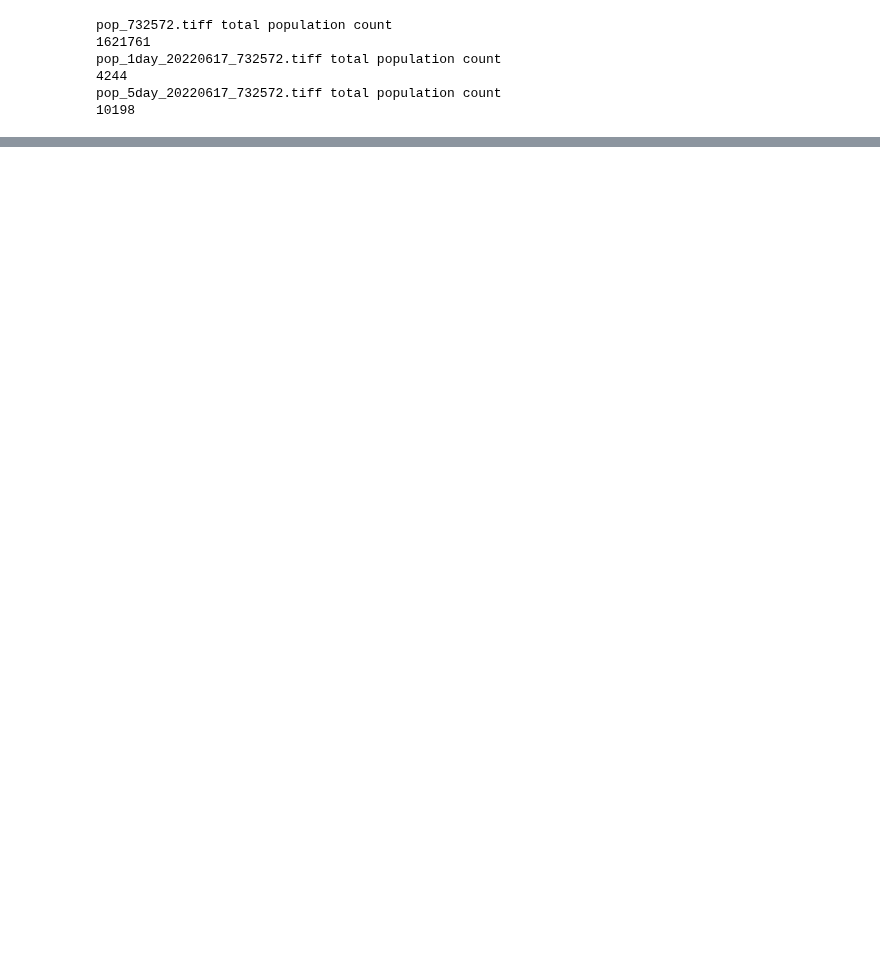
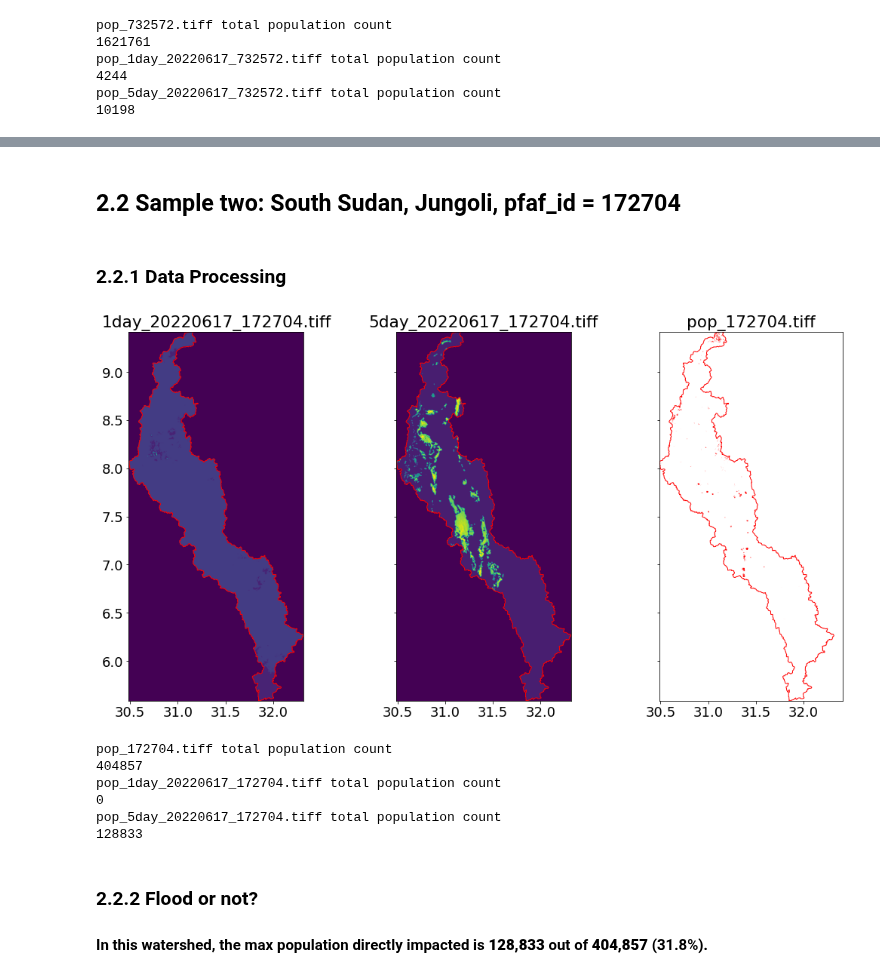
Before and after one commit to Global-Flood-Assessment/ModelOfModels, a Jupyter notebook: VIIRS+MOM/VIIRS_Pop_Example.ipynb, the cells around one changed output, grey strips where cells are left out. Saved outputs shown, nothing was run; the diff lists cells and outputs as text; code cells hidden in the pictures; blank space fills up the shorter version.

Commit message:
VIIRS pop example

```diff
--- a/VIIRS+MOM/VIIRS_Pop_Example.ipynb
+++ b/VIIRS+MOM/VIIRS_Pop_Example.ipynb
@@ -219,0 +210,41 @@ In this watershed, the max population directly impacted is **10,198** out of **1
+# %% [markdown]
+## 2.2 Sample two: South Sudan, Jungoli, pfaf_id = 172704
+# %% [markdown]
+### 2.2.1 Data Processing
+# %%
+pfaf_id = 172704
+watershed = momfinal.loc[momfinal['pfaf_id'] == pfaf_id]
+the_mask = json.loads(gpd.GeoSeries(watershed['geometry']).to_json())
+tiffs = [["VIIRS_1day_composite20220617_flood.tiff",f"1day_{data_date}_{pfaf_id}.tiff"],
+         ["VIIRS_5day_composite20220617_flood.tiff",f"5day_{data_date}_{pfaf_id}.tiff"],
+         ["ssd_ppp_2020_constrained.tif",f"pop_{pfaf_id}.tiff"]]
+# %%
+for entry in tiffs:
+    inimage,outimage = entry
+    clipbymask(inimage,the_mask,outimage)
+# %%
+from rasterio.plot import show
+#load rasters
+rasters = []
+for entry in tiffs:
+    tiff = entry[1]
+    raster = rasterio.open(entry[1])
+    rasters.append([tiff,raster])
+# %%
+# Initialize subplots
+fig, (ax1, ax2, ax3) = plt.subplots(ncols=3, nrows=1, sharey=True)
+
+# Plot Red, Green and Blue (rgb)
+show((rasters[0][1]),  ax=ax1)
+show((rasters[1][1]),  ax=ax2)
+show((rasters[2][1]), contour=True, ax=ax3)
+watershed.plot(ax=ax1,facecolor='none',edgecolor='red');
+watershed.plot(ax=ax2,facecolor='none',edgecolor='red');
+watershed.plot(ax=ax3,facecolor='none',edgecolor='red');
+# Add titles
+ax1.set_title(rasters[0][0])
+ax2.set_title(rasters[1][0])
+ax3.set_title(rasters[2][0])
+plt.show()
+# %% [output]
+[figure, added]
@@ -219,0 +265,17 @@ In this watershed, the max population directly impacted is **10,198** out of **1
+# %%
+# count the population
+for img in [pop_image,count_image_1day,count_image_5day]:
+    src = rasterio.open(img)
+    data = src.read(1)
+    print(img, "total population count")
+    print(int(np.sum(data,where=(data != src.nodata))))
+# %% [output]
+pop_172704.tiff total population count
+404857
+pop_1day_20220617_172704.tiff total population count
+0
+pop_5day_20220617_172704.tiff total population count
+128833
+# %% [markdown]
+### 2.2.2 Flood or not?
+#### In this watershed, the max population directly impacted is **128,833** out of **404,857** (31.8%).
```
Also changed, not shown: parts of 6 cells of this notebook.
